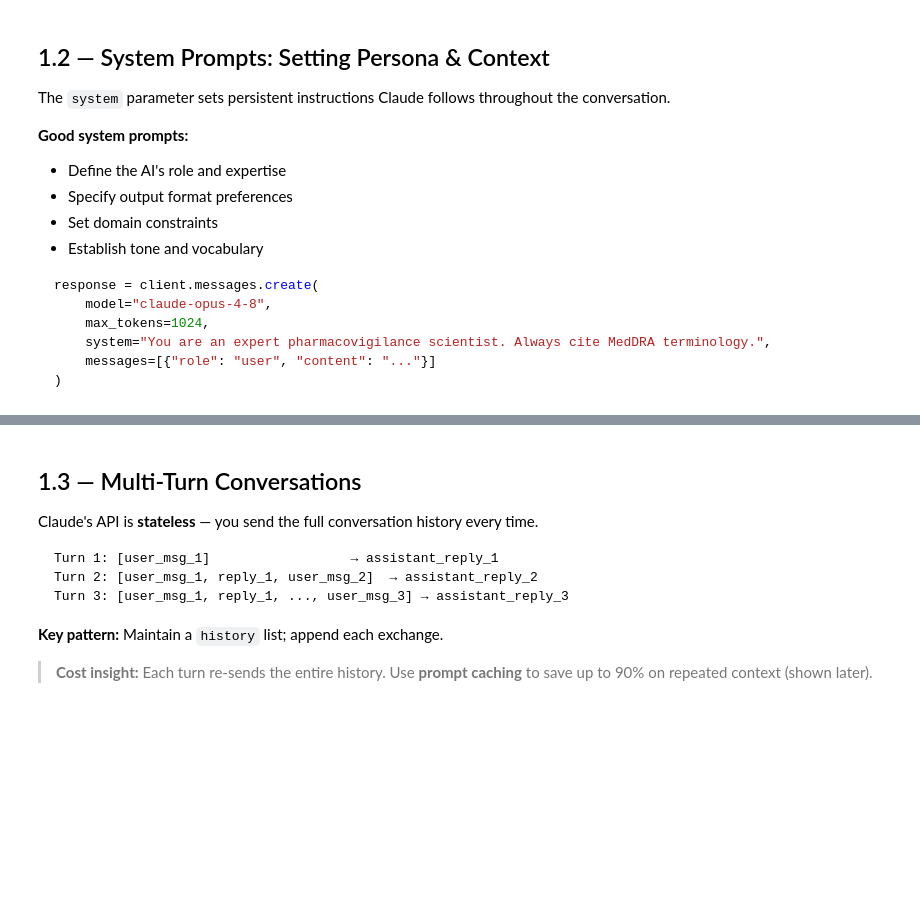
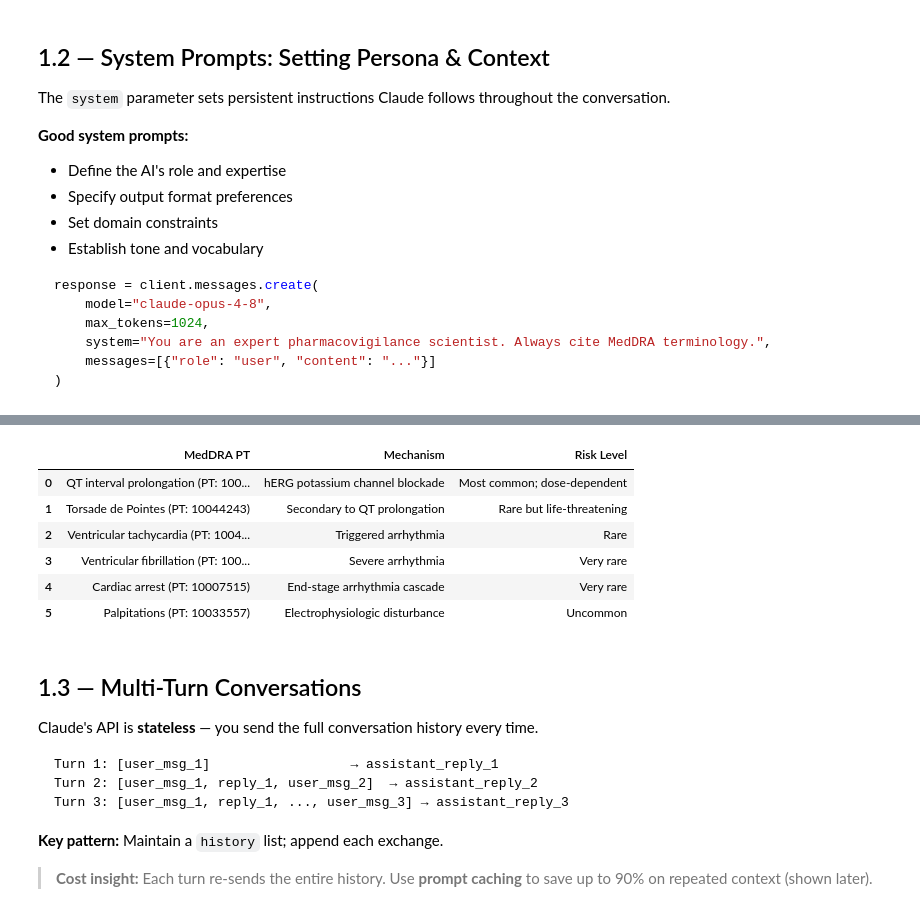
Before and after one commit to bcqguo/claude_4_public_health, a Jupyter notebook: Claude_Model_Usage_Lecture.ipynb, the cells around one changed output, grey strips where cells are left out. Saved outputs shown, nothing was run; the diff lists cells and outputs as text; code cells hidden in the pictures; blank space fills up the shorter version.

```diff
--- a/Claude_Model_Usage_Lecture.ipynb
+++ b/Claude_Model_Usage_Lecture.ipynb
@@ -109,3 +173,16 @@ print(response.content[0].text)
+# %%
+import pandas as pd
+medDRA_PT = pd.read_clipboard()
+# %%
+medDRA_PT
+# %% [output]
+|  | MedDRA PT | Mechanism | Risk Level |
+| 0 | QT interval prolongation (PT: 100... | hERG potassium channel blockade | Most common; dose-dependent |
+| 1 | Torsade de Pointes (PT: 10044243) | Secondary to QT prolongation | Rare but life-threatening |
+| 2 | Ventricular tachycardia (PT: 1004... | Triggered arrhythmia | Rare |
+| 3 | Ventricular fibrillation (PT: 100... | Severe arrhythmia | Very rare |
+| 4 | Cardiac arrest (PT: 10007515) | End-stage arrhythmia cascade | Very rare |
+| 5 | Palpitations (PT: 10033557) | Electrophysiologic disturbance | Uncommon |
 # %% [markdown]
 ## 1.3 — Multi-Turn Conversations
 
```
Also changed, not shown: parts of 10 cells of this notebook.
